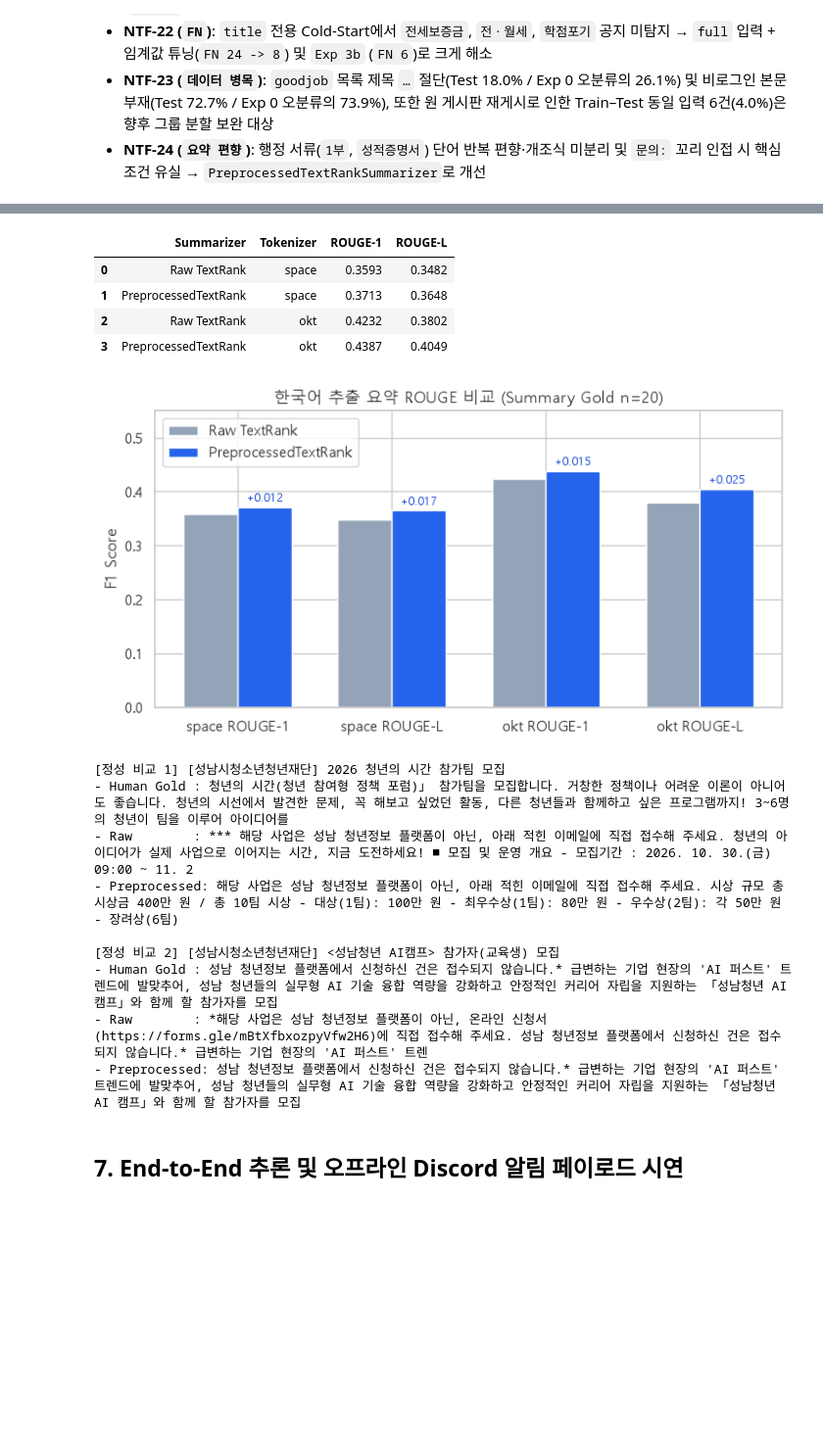
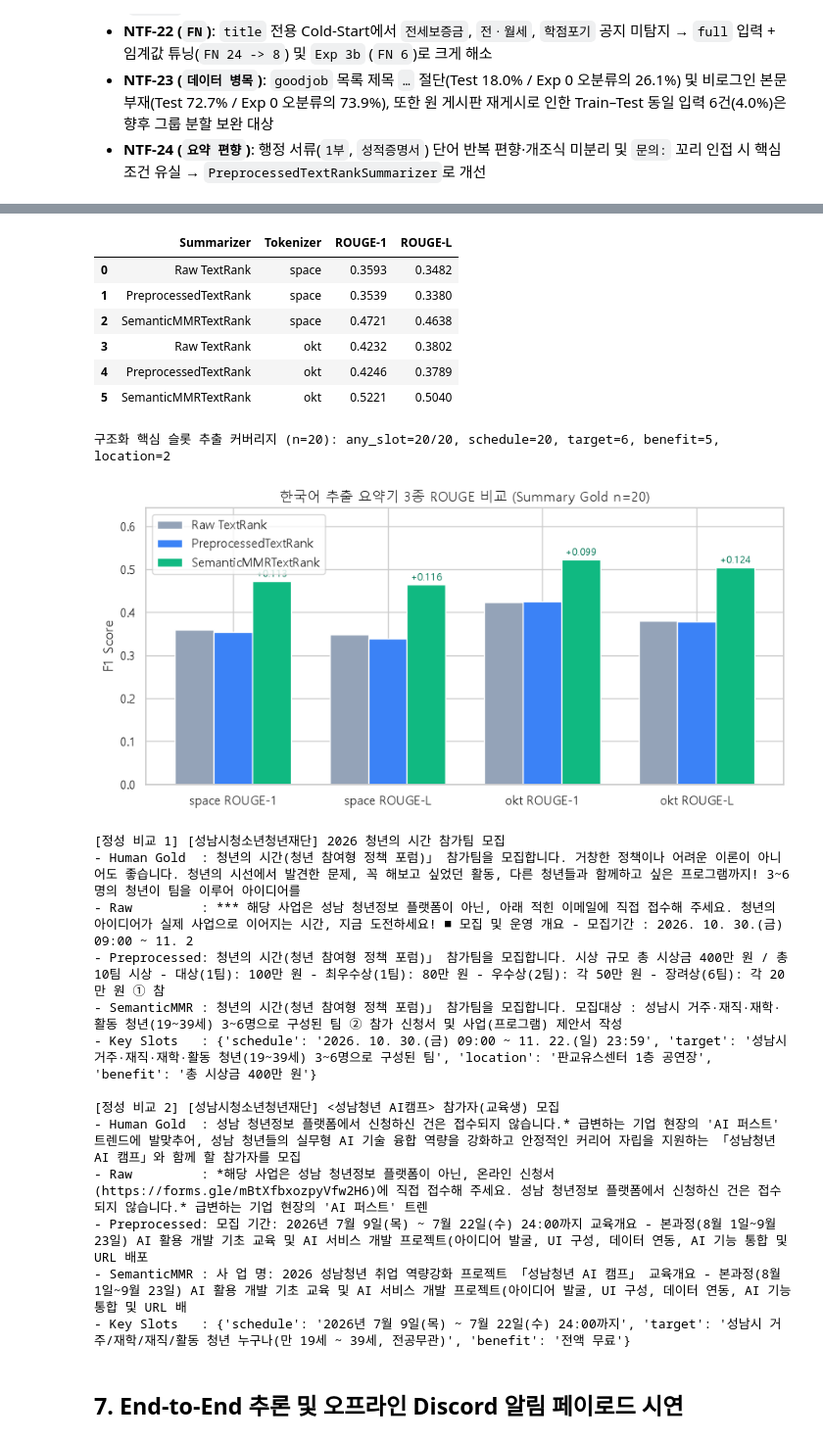
Before and after one commit to tim0700/notice-filter-nlp, a Jupyter notebook: notebooks/notice_filter_pipeline.ipynb, the cells around one changed output, grey strips where cells are left out. Shown at 98% size. Cells and saved outputs as stored; diff of their text form; code cells hidden in the pictures; blank space fills up the shorter version.

Commit message:
feat(NTF-29): add SemanticMMRTextRankSummarizer and Discord key-info slots

```diff
--- a/notebooks/notice_filter_pipeline.ipynb
+++ b/notebooks/notice_filter_pipeline.ipynb
@@ -416,67 +418,96 @@ Exp 3b 변화     : 기존 오분류 구제 36/46건 | 신규 오분류 18건 ->
 # %%
 raw_summarizer = TextRankSummarizer(top_k=3, min_sentences=5)
 prep_summarizer = PreprocessedTextRankSummarizer(top_k=3, min_sentences=5)
+sem_summarizer = SemanticMMRTextRankSummarizer(embedder=base_emb, top_k=3, min_sentences=5)
 
 contents = [str(t) for t in sum_merged["content"].fillna("")]
+titles = [str(t) for t in sum_merged["title"].fillna("")]
+deadlines = [str(d) for d in sum_merged["deadline"].fillna("")]
 refs = [str(r) for r in sum_merged["human_summary"].fillna("")]
+
 raw_preds = [raw_summarizer.summarize(t) for t in contents]
 prep_preds = [prep_summarizer.summarize(t) for t in contents]
+sem_preds = [sem_summarizer.summarize(t, title=ttl) for t, ttl in zip(contents, titles)]
+slot_dicts = [extract_notice_slots(t, deadline=dl) for t, dl in zip(contents, deadlines)]
 
 raw_space = evaluate_korean_rouge(refs, raw_preds, tokenizer="space")
 raw_okt = evaluate_korean_rouge(refs, raw_preds, tokenizer="okt")
 prep_space = evaluate_korean_rouge(refs, prep_preds, tokenizer="space")
 prep_okt = evaluate_korean_rouge(refs, prep_preds, tokenizer="okt")
+sem_space = evaluate_korean_rouge(refs, sem_preds, tokenizer="space")
+sem_okt = evaluate_korean_rouge(refs, sem_preds, tokenizer="okt")
 
 rouge_table = pd.DataFrame(
     [
         {"Summarizer": "Raw TextRank", "Tokenizer": "space", "ROUGE-1": raw_space["rouge1"], "ROUGE-L": raw_space["rougeL"]},
         {"Summarizer": "PreprocessedTextRank", "Tokenizer": "space", "ROUGE-1": prep_space["rouge1"], "ROUGE-L": prep_space["rougeL"]},
+        {"Summarizer": "SemanticMMRTextRank", "Tokenizer": "space", "ROUGE-1": sem_space["rouge1"], "ROUGE-L": sem_space["rougeL"]},
         {"Summarizer": "Raw TextRank", "Tokenizer": "okt", "ROUGE-1": raw_okt["rouge1"], "ROUGE-L": raw_okt["rougeL"]},
         {"Summarizer": "PreprocessedTextRank", "Tokenizer": "okt", "ROUGE-1": prep_okt["rouge1"], "ROUGE-L": prep_okt["rougeL"]},
+        {"Summarizer": "SemanticMMRTextRank", "Tokenizer": "okt", "ROUGE-1": sem_okt["rouge1"], "ROUGE-L": sem_okt["rougeL"]},
     ]
 )
 display(rouge_table.round(4))
+print(
+    f"구조화 핵심 슬롯 추출 커버리지 (n={len(slot_dicts)}): "
+    f"any_slot={sum(1 for s in slot_dicts if s)}/{len(slot_dicts)}, "
+    f"schedule={sum(1 for s in slot_dicts if 'schedule' in s)}, "
+    f"target={sum(1 for s in slot_dicts if 'target' in s)}, "
+    f"benefit={sum(1 for s in slot_dicts if 'benefit' in s)}, "
+    f"location={sum(1 for s in slot_dicts if 'location' in s)}"
+)
 
-fig, ax = plt.subplots(figsize=(7.5, 4.0))
+fig, ax = plt.subplots(figsize=(8.8, 4.3))
 labels = ["space ROUGE-1", "space ROUGE-L", "okt ROUGE-1", "okt ROUGE-L"]
 raw_vals = [raw_space["rouge1"], raw_space["rougeL"], raw_okt["rouge1"], raw_okt["rougeL"]]
 prep_vals = [prep_space["rouge1"], prep_space["rougeL"], prep_okt["rouge1"], prep_okt["rougeL"]]
+sem_vals = [sem_space["rouge1"], sem_space["rougeL"], sem_okt["rouge1"], sem_okt["rougeL"]]
 x = np.arange(len(labels))
-w = 0.35
-ax.bar(x - w / 2, raw_vals, width=w, label="Raw TextRank", color="#94A3B8")
-ax.bar(x + w / 2, prep_vals, width=w, label="PreprocessedTextRank", color="#2563EB")
+w = 0.25
+ax.bar(x - w, raw_vals, width=w, label="Raw TextRank", color="#94A3B8")
+ax.bar(x, prep_vals, width=w, label="PreprocessedTextRank", color="#3B82F6")
+ax.bar(x + w, sem_vals, width=w, label="SemanticMMRTextRank", color="#10B981")
 ax.set_xticks(x)
 ax.set_xticklabels(labels)
-ax.set_ylim(0, 0.55)
+ax.set_ylim(0, max(*raw_vals, *prep_vals, *sem_vals) + 0.12)
 ax.set_ylabel("F1 Score")
-ax.set_title("한국어 추출 요약 ROUGE 비교 (Summary Gold n=20)")
+ax.set_title("한국어 추출 요약기 3종 ROUGE 비교 (Summary Gold n=20)")
 ax.legend()
-for idx, (rv, pv) in enumerate(zip(raw_vals, prep_vals)):
-    ax.text(idx + w / 2, pv + 0.01, f"+{pv-rv:.3f}", ha="center", fontsize=8.5, color="#1D4ED8")
+for idx, (rv, sv) in enumerate(zip(raw_vals, sem_vals)):
+    ax.text(idx + w, sv + 0.01, f"+{sv-rv:.3f}", ha="center", fontsize=8.5, color="#047857")
 plt.tight_layout()
 plt.show()
 
 for i in range(2):
     print(f"\n[정성 비교 {i+1}] {sum_merged.iloc[i]['title']}")
-    print(f"- Human Gold : {refs[i][:140]}")
-    print(f"- Raw        : {raw_preds[i][:140]}")
+    print(f"- Human Gold  : {refs[i][:140]}")
+    print(f"- Raw         : {raw_preds[i][:140]}")
     print(f"- Preprocessed: {prep_preds[i][:140]}")
+    print(f"- SemanticMMR : {sem_preds[i][:140]}")
+    print(f"- Key Slots   : {slot_dicts[i]}")
 # %% [output]
 |  | Summarizer | Tokenizer | ROUGE-1 | ROUGE-L |
 | 0 | Raw TextRank | space | 0.3593 | 0.3482 |
-| 1 | PreprocessedTextRank | space | 0.3713 | 0.3648 |
-| 2 | Raw TextRank | okt | 0.4232 | 0.3802 |
-| 3 | PreprocessedTextRank | okt | 0.4387 | 0.4049 |
+| 1 | PreprocessedTextRank | space | 0.3539 | 0.3380 |
+| 2 | SemanticMMRTextRank | space | 0.4721 | 0.4638 |
+| 3 | Raw TextRank | okt | 0.4232 | 0.3802 |
+| 4 | PreprocessedTextRank | okt | 0.4246 | 0.3789 |
+| 5 | SemanticMMRTextRank | okt | 0.5221 | 0.5040 |
+구조화 핵심 슬롯 추출 커버리지 (n=20): any_slot=20/20, schedule=20, target=6, benefit=5, location=2
-[figure, old version]
+[figure, new version]
-[정성 비교 1] [성남시청소년청년재단] 2026 청년의 시간 참가팀 모집
-- Human Gold : 청년의 시간(청년 참여형 정책 포럼)」 참가팀을 모집합니다. 거창한 정책이나 어려운 이론이 아니어도 좋습니다. 청년의 시선에서 발견한 문제, 꼭 해보고 싶었던 활동, 다른 청년들과 함께하고 싶은 프로그램까지! 3~6명의 청년이 팀을 이루어 아이디어를
-- Raw        : *** 해당 사업은 성남 청년정보 플랫폼이 아닌, 아래 적힌 이메일에 직접 접수해 주세요. 청년의 아이디어가 실제 사업으로 이어지는 시간, 지금 도전하세요! ■ 모집 및 운영 개요 - 모집기간 : 2026. 10. 30.(금) 09:00 ~ 11. 2
-- Preprocessed: 해당 사업은 성남 청년정보 플랫폼이 아닌, 아래 적힌 이메일에 직접 접수해 주세요. 시상 규모 총 시상금 400만 원 / 총 10팀 시상 - 대상(1팀): 100만 원 - 최우수상(1팀): 80만 원 - 우수상(2팀): 각 50만 원 - 장려상(6팀)
-
-[정성 비교 2] [성남시청소년청년재단] <성남청년 AI캠프> 참가자(교육생) 모집
-- Human Gold : 성남 청년정보 플랫폼에서 신청하신 건은 접수되지 않습니다.* 급변하는 기업 현장의 'AI 퍼스트' 트렌드에 발맞추어, 성남 청년들의 실무형 AI 기술 융합 역량을 강화하고 안정적인 커리어 자립을 지원하는 「성남청년 AI 캠프」와 함께 할 참가자를 모집
-- Raw        : *해당 사업은 성남 청년정보 플랫폼이 아닌, 온라인 신청서(https://forms.gle/mBtXfbxozpyVfw2H6)에 직접 접수해 주세요. 성남 청년정보 플랫폼에서 신청하신 건은 접수되지 않습니다.* 급변하는 기업 현장의 'AI 퍼스트' 트렌
-- Preprocessed: 성남 청년정보 플랫폼에서 신청하신 건은 접수되지 않습니다.* 급변하는 기업 현장의 'AI 퍼스트' 트렌드에 발맞추어, 성남 청년들의 실무형 AI 기술 융합 역량을 강화하고 안정적인 커리어 자립을 지원하는 「성남청년 AI 캠프」와 함께 할 참가자를 모집
+[정성 비교 1] [성남시청소년청년재단] 2026 청년의 시간 참가팀 모집
+- Human Gold  : 청년의 시간(청년 참여형 정책 포럼)」 참가팀을 모집합니다. 거창한 정책이나 어려운 이론이 아니어도 좋습니다. 청년의 시선에서 발견한 문제, 꼭 해보고 싶었던 활동, 다른 청년들과 함께하고 싶은 프로그램까지! 3~6명의 청년이 팀을 이루어 아이디어를
+- Raw         : *** 해당 사업은 성남 청년정보 플랫폼이 아닌, 아래 적힌 이메일에 직접 접수해 주세요. 청년의 아이디어가 실제 사업으로 이어지는 시간, 지금 도전하세요! ■ 모집 및 운영 개요 - 모집기간 : 2026. 10. 30.(금) 09:00 ~ 11. 2
+- Preprocessed: 청년의 시간(청년 참여형 정책 포럼)」 참가팀을 모집합니다. 시상 규모 총 시상금 400만 원 / 총 10팀 시상 - 대상(1팀): 100만 원 - 최우수상(1팀): 80만 원 - 우수상(2팀): 각 50만 원 - 장려상(6팀): 각 20만 원 ① 참
+- SemanticMMR : 청년의 시간(청년 참여형 정책 포럼)」 참가팀을 모집합니다. 모집대상 : 성남시 거주·재직·재학·활동 청년(19~39세) 3~6명으로 구성된 팀 ② 참가 신청서 및 사업(프로그램) 제안서 작성
+- Key Slots   : {'schedule': '2026. 10. 30.(금) 09:00 ~ 11. 22.(일) 23:59', 'target': '성남시 거주·재직·재학·활동 청년(19~39세) 3~6명으로 구성된 팀', 'location': '판교유스센터 1층 공연장', 'benefit': '총 시상금 400만 원'}
+
+[정성 비교 2] [성남시청소년청년재단] <성남청년 AI캠프> 참가자(교육생) 모집
+- Human Gold  : 성남 청년정보 플랫폼에서 신청하신 건은 접수되지 않습니다.* 급변하는 기업 현장의 'AI 퍼스트' 트렌드에 발맞추어, 성남 청년들의 실무형 AI 기술 융합 역량을 강화하고 안정적인 커리어 자립을 지원하는 「성남청년 AI 캠프」와 함께 할 참가자를 모집
+- Raw         : *해당 사업은 성남 청년정보 플랫폼이 아닌, 온라인 신청서(https://forms.gle/mBtXfbxozpyVfw2H6)에 직접 접수해 주세요. 성남 청년정보 플랫폼에서 신청하신 건은 접수되지 않습니다.* 급변하는 기업 현장의 'AI 퍼스트' 트렌
+- Preprocessed: 모집 기간: 2026년 7월 9일(목) ~ 7월 22일(수) 24:00까지 교육개요 - 본과정(8월 1일~9월 23일) AI 활용 개발 기초 교육 및 AI 서비스 개발 프로젝트(아이디어 발굴, UI 구성, 데이터 연동, AI 기능 통합 및 URL 배포
+- SemanticMMR : 사 업 명: 2026 성남청년 취업 역량강화 프로젝트 「성남청년 AI 캠프」 교육개요 - 본과정(8월 1일~9월 23일) AI 활용 개발 기초 교육 및 AI 서비스 개발 프로젝트(아이디어 발굴, UI 구성, 데이터 연동, AI 기능 통합 및 URL 배
+- Key Slots   : {'schedule': '2026년 7월 9일(목) ~ 7월 22일(수) 24:00까지', 'target': '성남시 거주/재학/재직/활동 청년 누구나(만 19세 ~ 39세, 전공무관)', 'benefit': '전액 무료'}
 # %% [markdown]
 ## 7. End-to-End 추론 및 오프라인 Discord 알림 페이로드 시연
 # %%
```
Also changed, not shown: parts of 6 cells of this notebook, 18 other files.
